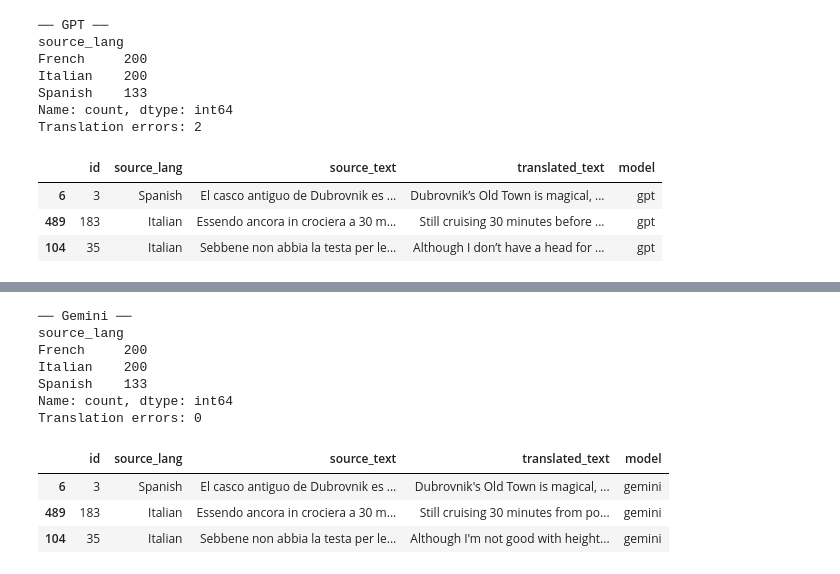
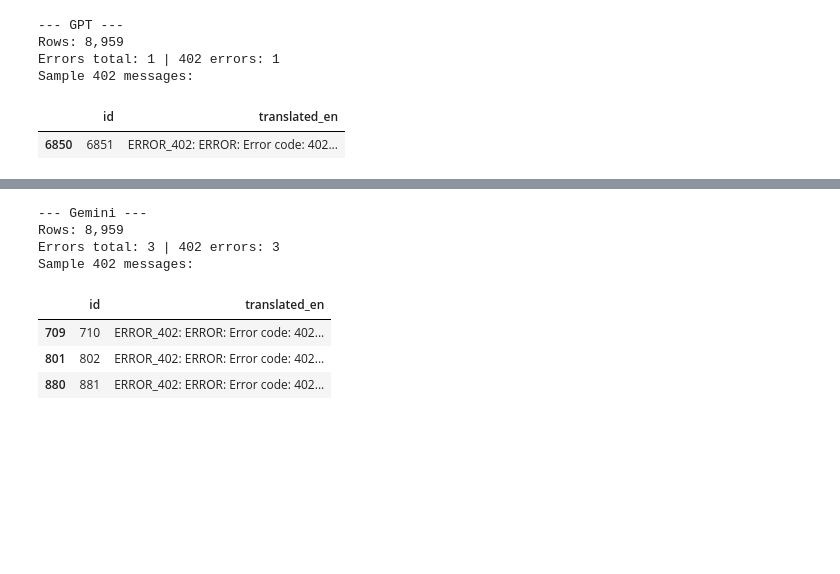
Before and after one commit to dApY3112/Sentiment-Comparison, a Jupyter notebook: 02_translate.ipynb, the cells around one changed output, grey strips where cells are left out. Cells and saved outputs as stored; diff of their text form; code cells hidden in the pictures; blank space fills up the shorter version.

```diff
--- a/02_translate.ipynb
+++ b/02_translate.ipynb
@@ -200,20 +222,25 @@ Translating with Gemini-2.5-flash ...
 # %%
-# ── Quick sanity check ─────────────────────────────────────────────────────────
 for label, df in [("GPT", gpt_df), ("Gemini", gemini_df)]:
-    print(f"\n── {label} ──")
-    print(df["source_lang"].value_counts())
-    errors = df[df["translated_text"].str.startswith("ERROR", na=False)]
-    print(f"Translation errors: {len(errors)}")
+    print(f"\n--- {label} ---")
+    print(f"Rows: {len(df):,}")
+
+    err_mask = df["translated_en"].astype(str).str.startswith("ERROR", na=False)
+    err_402_mask = df["translated_en"].astype(str).apply(is_402_error_text)
+
+    errors_all = df[err_mask]
+    errors_402 = df[err_402_mask]
+
+    print(f"Errors total: {len(errors_all):,} | 402 errors: {len(errors_402):,}")
+
+    if len(errors_402):
+        print("Sample 402 messages:")
+        display(errors_402[["id", "translated_en"]].head(3))
+
     display(df.sample(min(3, len(df)), random_state=42))
 # %% [output]
-── GPT ──
-source_lang
-French     200
-Italian    200
-Spanish    133
-Name: count, dtype: int64
-Translation errors: 2
+--- GPT ---
+Rows: 8,959
+Errors total: 1 | 402 errors: 1
+Sample 402 messages:
-|  | id | source_lang | source_text | translated_text | model |
-| 6 | 3 | Spanish | El casco antiguo de Dubrovnik es ... | Dubrovnik’s Old Town is magical, ... | gpt |
-| 489 | 183 | Italian | Essendo ancora in crociera a 30 m... | Still cruising 30 minutes before ... | gpt |
-| 104 | 35 | Italian | Sebbene non abbia la testa per le... | Although I don’t have a head for ... | gpt |
+|  | id | translated_en |
+| 6850 | 6851 | ERROR_402: ERROR: Error code: 402... |
@@ -220,11 +251,8 @@ Translation errors: 2
-── Gemini ──
-source_lang
-French     200
-Italian    200
-Spanish    133
-Name: count, dtype: int64
-Translation errors: 0
+--- Gemini ---
+Rows: 8,959
+Errors total: 3 | 402 errors: 3
+Sample 402 messages:
-|  | id | source_lang | source_text | translated_text | model |
-| 6 | 3 | Spanish | El casco antiguo de Dubrovnik es ... | Dubrovnik's Old Town is magical, ... | gemini |
-| 489 | 183 | Italian | Essendo ancora in crociera a 30 m... | Still cruising 30 minutes from po... | gemini |
-| 104 | 35 | Italian | Sebbene non abbia la testa per le... | Although I'm not good with height... | gemini |
+|  | id | translated_en |
+| 709 | 710 | ERROR_402: ERROR: Error code: 402... |
+| 801 | 802 | ERROR_402: ERROR: Error code: 402... |
+| 880 | 881 | ERROR_402: ERROR: Error code: 402... |
```
Also changed, not shown: parts of 8 cells of this notebook, 4 other files.
